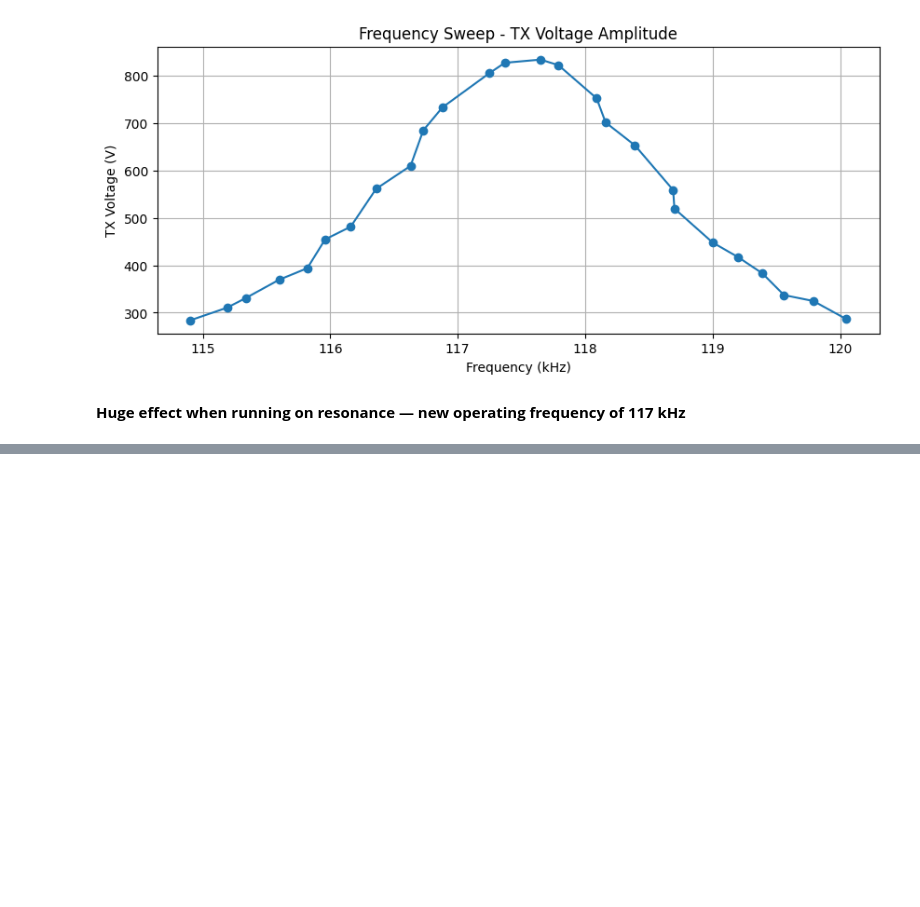
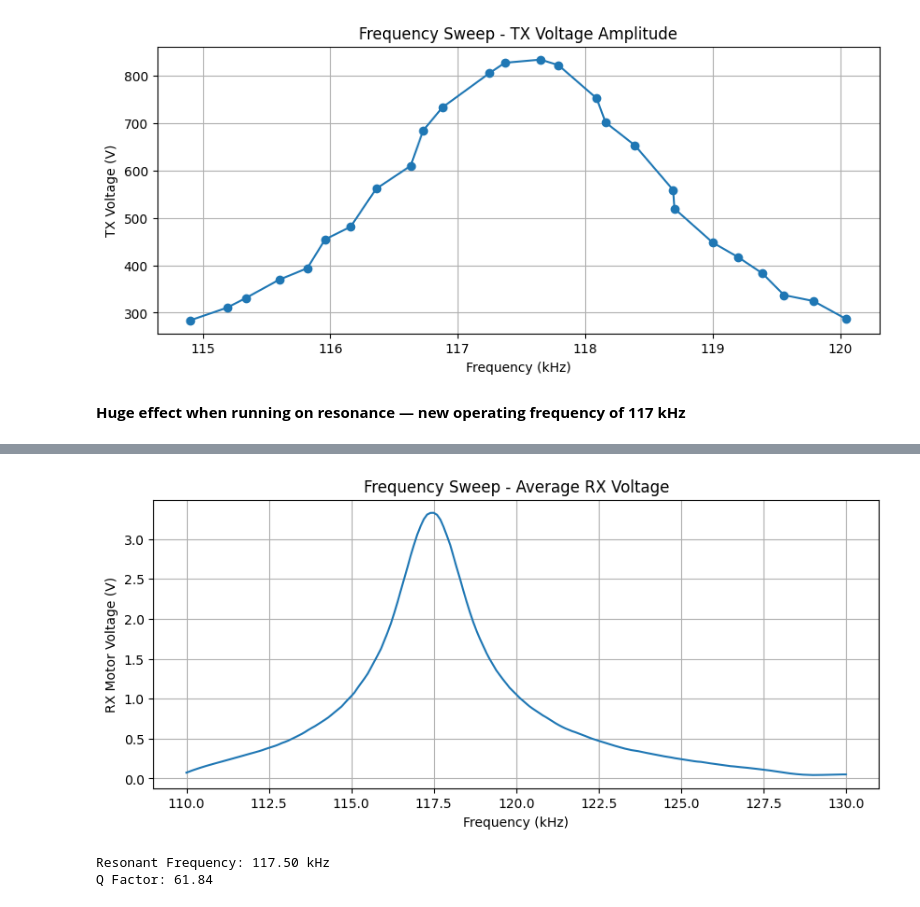
Before and after one commit to davisgtoth/Wireless-Drone-Data-Analysis, a Jupyter notebook: analysis.ipynb, the cells around one changed output, grey strips where cells are left out. Drawn from its saved outputs; the diff is of its cells as text; code cells hidden in the pictures; blank space fills up the shorter version.

```diff
--- a/analysis.ipynb
+++ b/analysis.ipynb
@@ -1414,0 +1468,20 @@ plt.show()
+# %%
+# going to try smoothing and remeasuring, taking the open platform measurements
+from scipy.signal import savgol_filter
+
+smoothed_rx = savgol_filter(rx_o, window_length=21, polyorder=3)
+
+plt.figure(figsize=(10,4))
+plt.plot(freq_o*1e-3, smoothed_rx)
+plt.xlabel('Frequency (kHz)')
+plt.ylabel('RX Motor Voltage (V)')
+plt.title('Frequency Sweep - Average RX Voltage')
+plt.grid()
+plt.show()
+
+print(f'Resonant Frequency: {get_res_freq(freq_o, smoothed_rx)/1e3:.2f} kHz')
+print(f'Q Factor: {get_Q_factor(freq_o, smoothed_rx, is_db=False):.2f}')
+# %% [output]
+[figure, added]
+Resonant Frequency: 117.50 kHz
+Q Factor: 61.84
```
Also changed, not shown: parts of 18 cells of this notebook, 6 other files.
